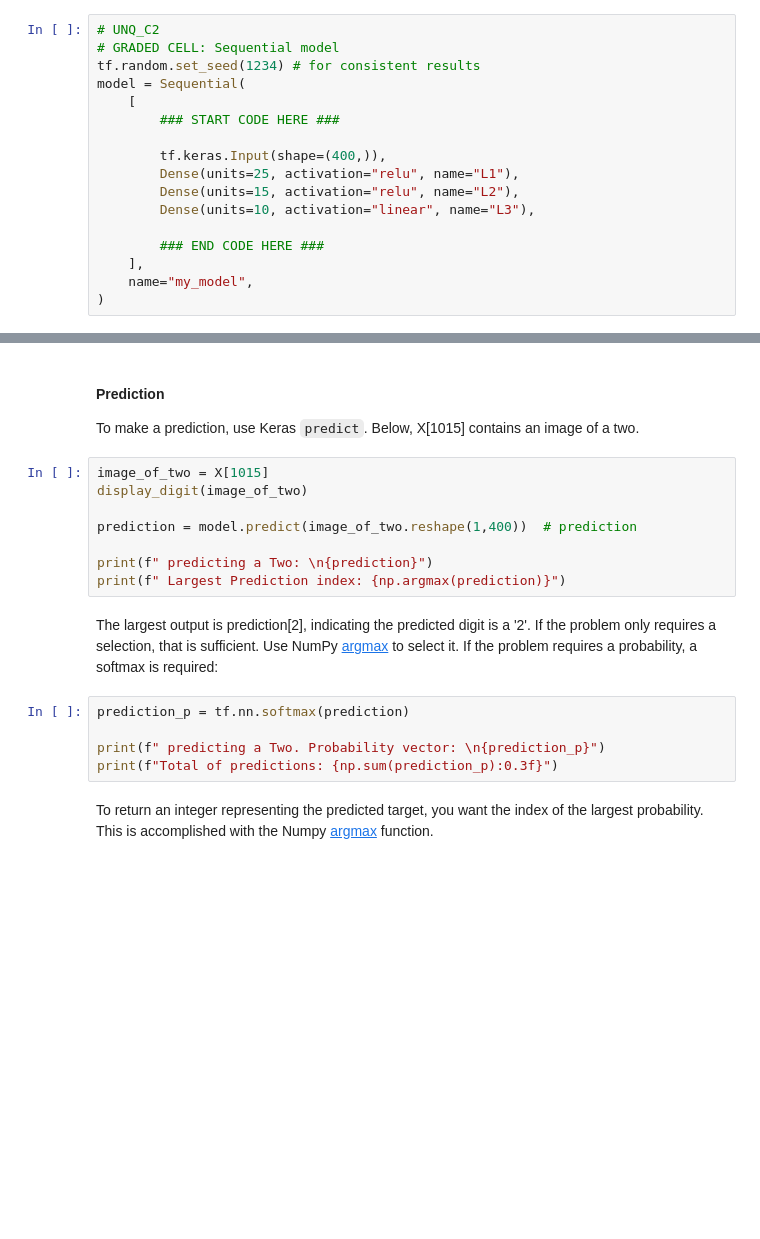
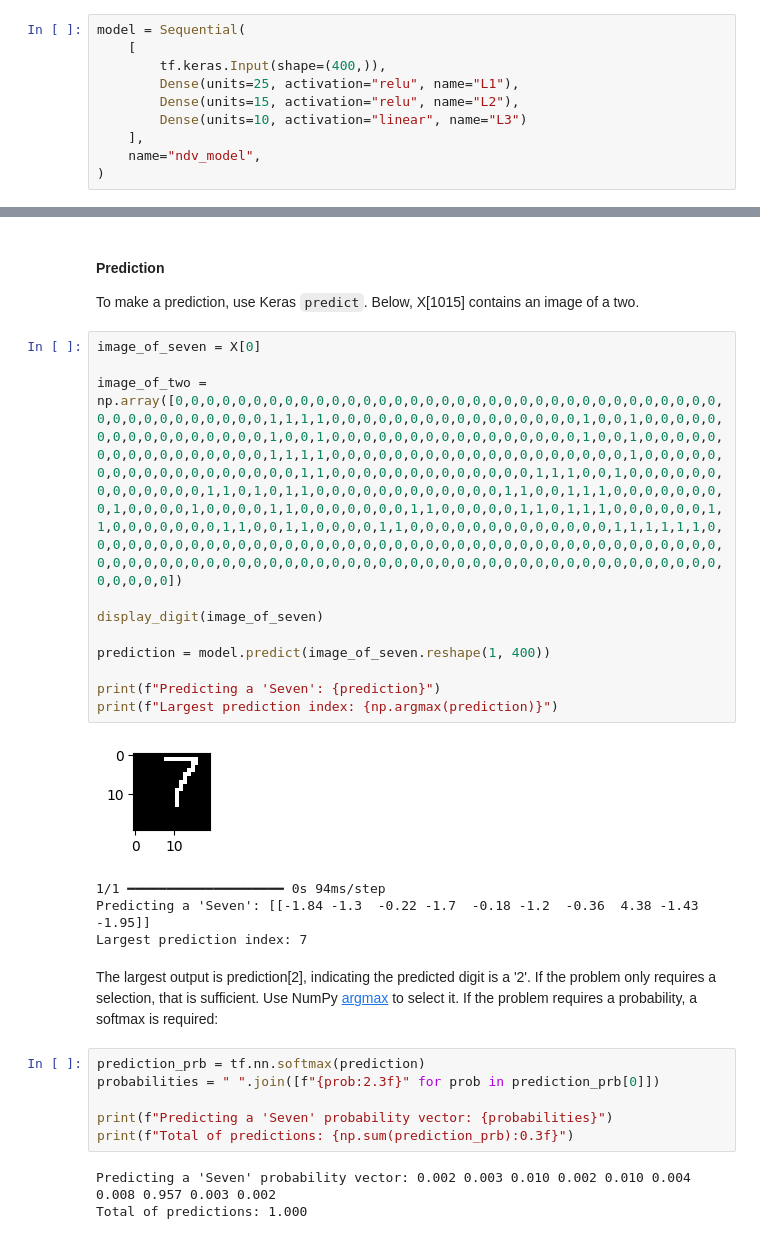
Before and after one commit to uditme/neural-digit-visualizer, a Jupyter notebook: NN Model/main.ipynb, the cells around one changed output, grey strips where cells are left out. Drawn from its saved outputs; the diff is of its cells as text; blank space fills up the shorter version.

Commit message:
Simple model evaluation using 200 training examples

```diff
--- a/NN Model/main.ipynb
+++ b/NN Model/main.ipynb
@@ -940,19 +905,12 @@ Below, using Keras [Sequential model](https://keras.io/guides/sequential_model/)
 # %%
-# UNQ_C2
-# GRADED CELL: Sequential model
-tf.random.set_seed(1234) # for consistent results
 model = Sequential(
     [
-        ### START CODE HERE ###
-
         tf.keras.Input(shape=(400,)),
         Dense(units=25, activation="relu", name="L1"),
         Dense(units=15, activation="relu", name="L2"),
-        Dense(units=10, activation="linear", name="L3"),
-
-        ### END CODE HERE ###
+        Dense(units=10, activation="linear", name="L3")
     ],
-    name="my_model",
+    name="ndv_model",
 )
 # %%
 model.summary()
@@ -1038,21 +977,31 @@ plot_loss_tf(history)
 # %% [markdown]
 #### Prediction
 To make a prediction, use Keras `predict`. Below, X[1015] contains an image of a two.
-# %%
-image_of_two = X[1015]
-display_digit(image_of_two)
-
-prediction = model.predict(image_of_two.reshape(1,400))  # prediction
-
-print(f" predicting a Two: \n{prediction}")
-print(f" Largest Prediction index: {np.argmax(prediction)}")
+# %%
+image_of_seven = X[0]
+
+image_of_two = np.array([0,0,0,0,0,0,0,0,0,0,0,0,0,0,0,0,0,0,0,0,0,0,0,0,0,0,0,0,0,0,0,0,0,0,0,0,0,0,0,0,0,0,0,0,0,0,1,1,1,1,0,0,0,0,0,0,0,0,0,0,0,0,0,0,0,0,1,0,0,1,0,0,0,0,0,0,0,0,0,0,0,0,0,0,0,0,1,0,0,1,0,0,0,0,0,0,0,0,0,0,0,0,0,0,0,0,1,0,0,1,0,0,0,0,0,0,0,0,0,0,0,0,0,0,0,0,1,1,1,1,0,0,0,0,0,0,0,0,0,0,0,0,0,0,0,0,0,0,0,1,0,0,0,0,0,0,0,0,0,0,0,0,0,0,0,0,0,0,1,1,0,0,0,0,0,0,0,0,0,0,0,0,0,1,1,1,0,0,1,0,0,0,0,0,0,0,0,0,0,0,0,0,1,1,0,1,0,1,1,0,0,0,0,0,0,0,0,0,0,0,0,1,1,0,0,1,1,1,0,0,0,0,0,0,0,0,1,0,0,0,0,1,0,0,0,0,1,1,0,0,0,0,0,0,0,1,1,0,0,0,0,0,1,1,0,1,1,1,0,0,0,0,0,0,1,1,0,0,0,0,0,0,0,1,1,0,0,1,1,0,0,0,0,1,1,0,0,0,0,0,0,0,0,0,0,0,0,0,1,1,1,1,1,1,0,0,0,0,0,0,0,0,0,0,0,0,0,0,0,0,0,0,0,0,0,0,0,0,0,0,0,0,0,0,0,0,0,0,0,0,0,0,0,0,0,0,0,0,0,0,0,0,0,0,0,0,0,0,0,0,0,0,0,0,0,0,0,0,0,0,0,0,0,0,0,0,0,0,0,0,0,0,0,0,0,0,0,0,0,0])
+
+display_digit(image_of_seven)
+
+prediction = model.predict(image_of_seven.reshape(1, 400))
+
+print(f"Predicting a 'Seven': {prediction}")
+print(f"Largest prediction index: {np.argmax(prediction)}")
+# %% [output]
+[figure, added]
+1/1 ━━━━━━━━━━━━━━━━━━━━ 0s 94ms/step
+Predicting a 'Seven': [[-1.84 -1.3  -0.22 -1.7  -0.18 -1.2  -0.36  4.38 -1.43 -1.95]]
+Largest prediction index: 7
 # %% [markdown]
 The largest output is prediction[2], indicating the predicted digit is a '2'. If the problem only requires a selection, that is sufficient. Use NumPy [argmax](https://numpy.org/doc/stable/reference/generated/numpy.argmax.html) to select it. If the problem requires a probability, a softmax is required:
 # %%
-prediction_p = tf.nn.softmax(prediction)
+prediction_prb = tf.nn.softmax(prediction)
+probabilities = " ".join([f"{prob:2.3f}" for prob in prediction_prb[0]])
 
-print(f" predicting a Two. Probability vector: \n{prediction_p}")
-print(f"Total of predictions: {np.sum(prediction_p):0.3f}")
+print(f"Predicting a 'Seven' probability vector: {probabilities}")
+print(f"Total of predictions: {np.sum(prediction_prb):0.3f}")
+# %% [output]
+Predicting a 'Seven' probability vector: 0.002 0.003 0.010 0.002 0.010 0.004 0.008 0.957 0.003 0.002
+Total of predictions: 1.000
-# %% [markdown]
-To return an integer representing the predicted target, you want the index of the largest probability. This is accomplished with the Numpy [argmax](https://numpy.org/doc/stable/reference/generated/numpy.argmax.html) function.
 # %%
```
Also changed, not shown: parts of 29 cells of this notebook, 2 other files.
